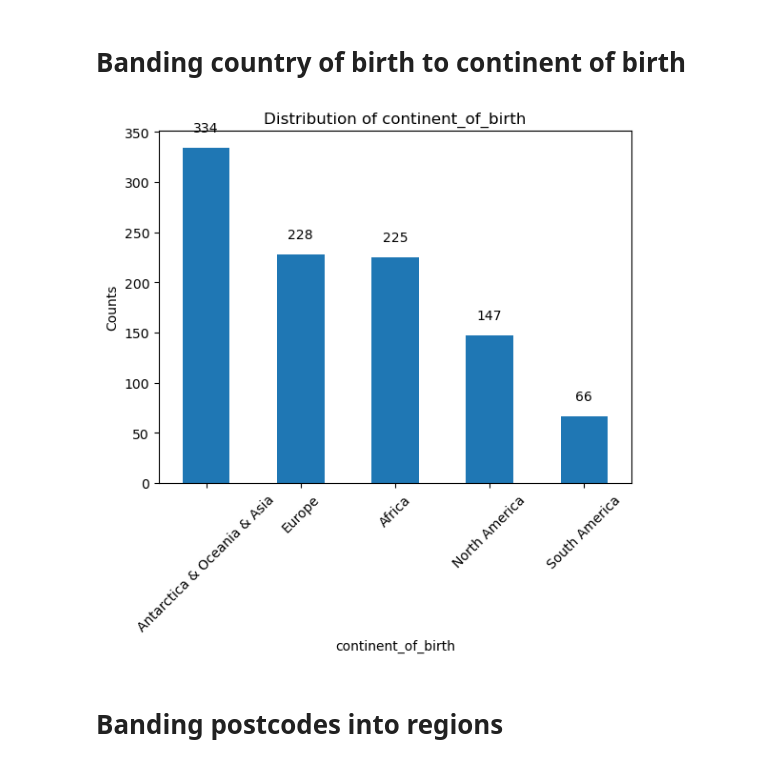
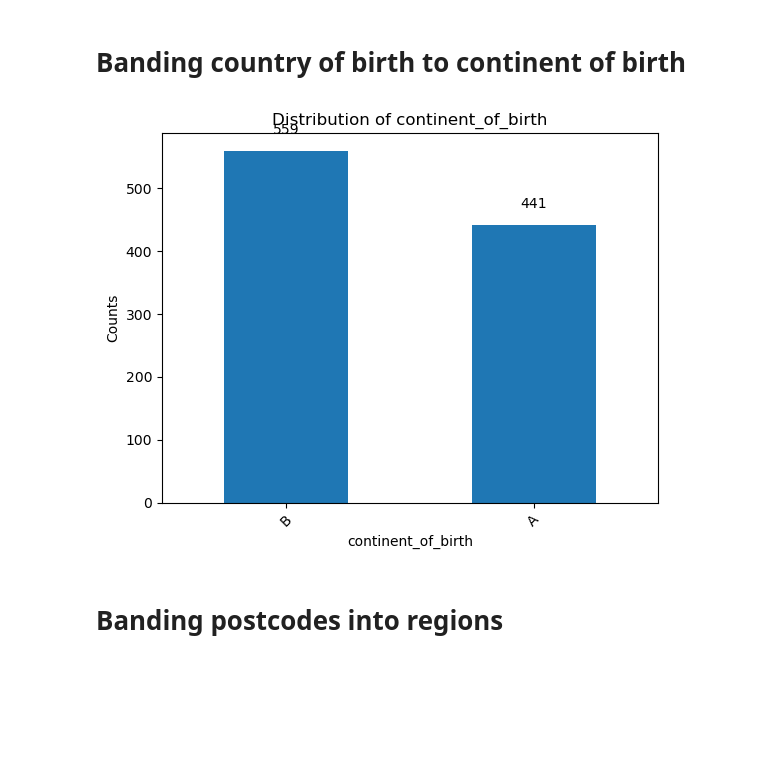
Before and after one commit to KHsuan/CDM_data_anonymisation, a Jupyter notebook: actual_final.ipynb, the cells around one changed output. Cells and saved outputs as stored; diff of their text form; code cells hidden in the pictures; blank space fills up the shorter version.

```diff
--- a/actual_final.ipynb
+++ b/actual_final.ipynb
@@ -62,7 +62,7 @@ max_birthyear = data['birth_year'].max() # 2003
 
 # Creating groups with 15 years range
 birthyear_bins = ["1955", "1975", "1995", "2003"]
-birthyear_labels = ["1955-1970", "1970-1985", "1995-2003"]
+birthyear_labels = ["1955-1975", "1975-1995", "1995-2003"]
 
 # Banding heights into specified ranges
 data['birth_year_ranges'] = pd.cut(data['birth_year'], bins=birthyear_bins, labels=birthyear_labels, right=False)
@@ -92,41 +92,41 @@ continent_mapping = {
     'British Indian Ocean Territory (Chagos Archipelago)': 'Asia',
     'Palestinian Territory': 'Asia',
     'Libyan Arab Jamahiriya': 'Africa',
     'Timor-Leste': 'Asia',
     'Netherlands Antilles': 'North America',
     'Holy See (Vatican City State)': 'Europe'
 }
 
 # Function to map country to continent
 def country_to_continent(country_name):
     try:
         country_code = pc.country_name_to_country_alpha2(country_name)
         continent_code = pc.country_alpha2_to_continent_code(country_code)
         continent_name = pc.convert_continent_code_to_continent_name(continent_code)
         return continent_name
     except:
         if country_name in continent_mapping:
             return continent_mapping[country_name]
         else:
             return 'Unknown'
 
 # Applying the function to map the country to continent
 data['continent_of_birth'] = data['country_of_birth'].apply(country_to_continent)
 
 # # Grouping Americas together and antarctica to oceania
-# # data['continent_of_birth'].replace('Europe', 'Europe', inplace = True)
-# data['continent_of_birth'].replace('North America', 'America', inplace = True)
-data['continent_of_birth'].replace('Asia', 'Antarctica & Oceania & Asia', inplace = True)
-data['continent_of_birth'].replace('Oceania', 'Antarctica & Oceania & Asia', inplace = True)
-# data['continent_of_birth'].replace('South America', 'America', inplace = True)
-# # data['continent_of_birth'].replace('Africa', 'South America & Africa & Antarctica', inplace = True)
-data['continent_of_birth'].replace('Antarctica', 'Antarctica & Oceania & Asia', inplace = True)
+data['continent_of_birth'].replace('Europe', 'A', inplace = True)
+data['continent_of_birth'].replace('North America', 'A', inplace = True)
+data['continent_of_birth'].replace('Asia', 'B', inplace = True)
+data['continent_of_birth'].replace('Oceania', 'B', inplace = True)
+data['continent_of_birth'].replace('South America', 'A', inplace = True)
+data['continent_of_birth'].replace('Africa', 'B', inplace = True)
+data['continent_of_birth'].replace('Antarctica', 'B', inplace = True)
 
 continent_labels = ["Europe & North America & Asia & Oceania", "South America & Africa & Antarctica"]
 
 plot_column_counts_with_annotations(data, "continent_of_birth")
 # %% [output]
-[figure, old version]
+[figure, new version]
 # %% [markdown]
 # Banding postcodes into regions
 # %%
```
Also changed, not shown: parts of 2 cells of this notebook, 3 other files.
